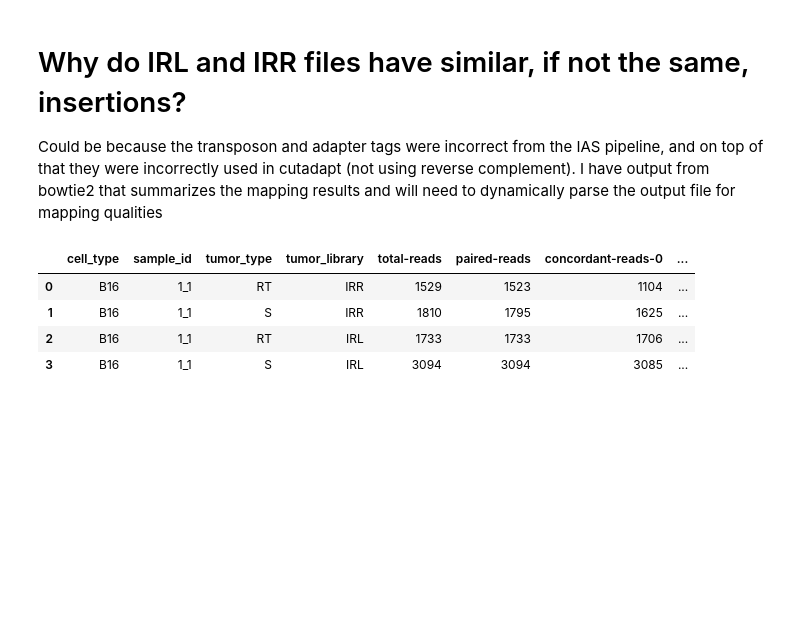
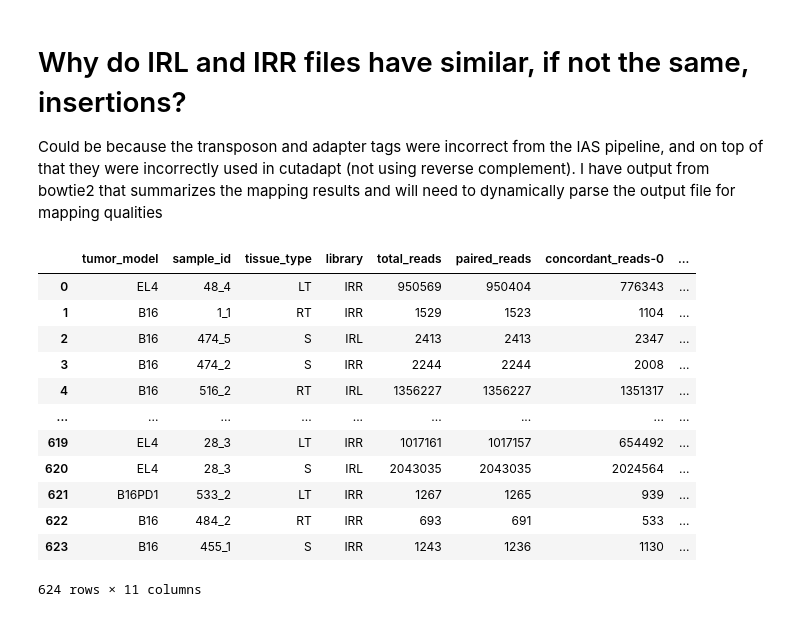
Before and after one commit to RogersLabGroup/NetCIS, a Jupyter notebook: notebooks/investigate_irl_irr.ipynb, the cells around one changed output. Saved outputs shown, nothing was run; the diff lists cells and outputs as text; code cells hidden in the pictures; blank space fills up the shorter version.

```diff
--- a/notebooks/investigate_irl_irr.ipynb
+++ b/notebooks/investigate_irl_irr.ipynb
@@ -10,37 +12,50 @@ from pathlib import Path
 # %%
-bowtie_dir = Path("/project/cs-myers/MathewF/projects/Laura-SB-Analysis/NetCIS/toy-data/2020_SB-bowtie/")
+# bowtie_dir = Path("/project/cs-myers/MathewF/projects/Laura-SB-Analysis/NetCIS/toy-data/2020_SB-bowtie/")
+bowtie_dir = Path("/research/labs/immunology/rogerslm/m277102/projects/NetCIS/2020_SB/all_files-bowtie")
 # %%
 list_df = []
 for file in bowtie_dir.iterdir():
-    cell_type, sample_id, tumor_tmp = file.name.split("-")
-    tumor_type, lib_tmp = tumor_tmp.split("_")
-    library_type = lib_tmp.split(".")[0]
-    tmp_dict = {"cell_type": cell_type, "sample_id": sample_id, "tumor_type": tumor_type, "tumor_library": library_type}
+    tumor_model, sample_id, tumor_tmp = file.name.split("-")
+    tissue_type, lib_tmp = tumor_tmp.split("_")
+    library = lib_tmp.split(".")[0]
+    tmp_dict = {"tumor_model": tumor_model, "sample_id": sample_id, "tissue_type": tissue_type, "library": library}
     with open(file) as f:
         for line in f:
             line = line.strip()
             if line.find("reads; of these:") != -1:
-                tmp_dict["total-reads"] = [int(line.split(" ")[0])]
+                tmp_dict["total_reads"] = [int(line.split(" ")[0])]
             elif line.find("were paired; of these:") != -1:
-                tmp_dict["paired-reads"] = [int(line.split(" ")[0])]
+                tmp_dict["paired_reads"] = [int(line.split(" ")[0])]
             elif line.find("aligned concordantly 0 times") != -1:
-                tmp_dict["concordant-reads-0"] = [int(line.split(" ")[0])]
+                tmp_dict["concordant_reads-0"] = [int(line.split(" ")[0])]
             elif line.find("aligned concordantly exactly 1 time") != -1:
-                tmp_dict["concordant-reads-1"] = [int(line.split(" ")[0])]
+                tmp_dict["concordant_reads-1"] = [int(line.split(" ")[0])]
             elif line.find("aligned concordantly >1 times") != -1:
-                tmp_dict["concordant-reads->1"] = [int(line.split(" ")[0])]
+                tmp_dict["concordant_reads->1"] = [int(line.split(" ")[0])]
             elif line.find("aligned discordantly 1 time") != -1:
-                tmp_dict["discordant-reads-1"] = [int(line.split(" ")[0])]
+                tmp_dict["discordant_reads-1"] = [int(line.split(" ")[0])]
             else:
                 pass
+    # there should be 10 keys in tmp_dict if all the above lines were parsed successfully
+    if len(tmp_dict) != 10:
+        print("hey something's wrong here")
+        display(tmp_dict)
     tmp_df = pd.DataFrame.from_dict(tmp_dict)
     list_df.append(tmp_df)
 bowtie_df = pd.concat(list_df, ignore_index=True)
-bowtie_df["aligned-reads"] = bowtie_df["concordant-reads-1"] + bowtie_df["concordant-reads->1"] + bowtie_df["discordant-reads-1"]
+bowtie_df["aligned_reads"] = bowtie_df["concordant_reads-1"] + bowtie_df["concordant_reads->1"] + bowtie_df["discordant_reads-1"]
 display(bowtie_df)
 # %% [output]
-|  | cell_type | sample_id | tumor_type | tumor_library | total-reads | paired-reads | concordant-reads-0 | ... |
-| 0 | B16 | 1_1 | RT | IRR | 1529 | 1523 | 1104 | ... |
-| 1 | B16 | 1_1 | S | IRR | 1810 | 1795 | 1625 | ... |
-| 2 | B16 | 1_1 | RT | IRL | 1733 | 1733 | 1706 | ... |
-| 3 | B16 | 1_1 | S | IRL | 3094 | 3094 | 3085 | ... |
+|  | tumor_model | sample_id | tissue_type | library | total_reads | paired_reads | concordant_reads-0 | ... |
+| 0 | EL4 | 48_4 | LT | IRR | 950569 | 950404 | 776343 | ... |
+| 1 | B16 | 1_1 | RT | IRR | 1529 | 1523 | 1104 | ... |
+| 2 | B16 | 474_5 | S | IRL | 2413 | 2413 | 2347 | ... |
+| 3 | B16 | 474_2 | S | IRR | 2244 | 2244 | 2008 | ... |
+| 4 | B16 | 516_2 | RT | IRL | 1356227 | 1356227 | 1351317 | ... |
+| ... | ... | ... | ... | ... | ... | ... | ... | ... |
+| 619 | EL4 | 28_3 | LT | IRR | 1017161 | 1017157 | 654492 | ... |
+| 620 | EL4 | 28_3 | S | IRL | 2043035 | 2043035 | 2024564 | ... |
+| 621 | B16PD1 | 533_2 | LT | IRR | 1267 | 1265 | 939 | ... |
+| 622 | B16 | 484_2 | RT | IRR | 693 | 691 | 533 | ... |
+| 623 | B16 | 455_1 | S | IRR | 1243 | 1236 | 1130 | ... |
+624 rows × 11 columns
```
Also changed, not shown: parts of 19 cells of this notebook, 10 other files.
